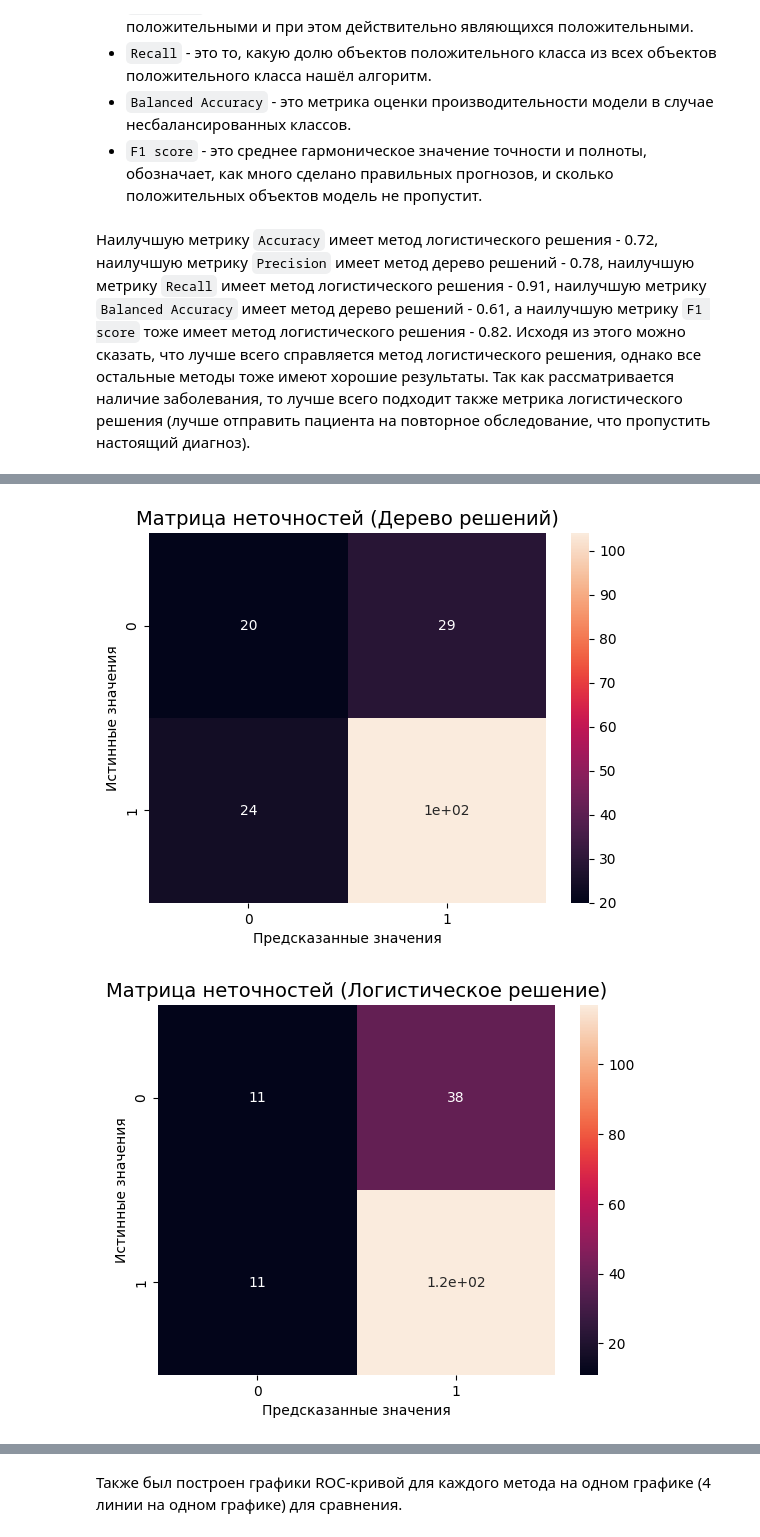
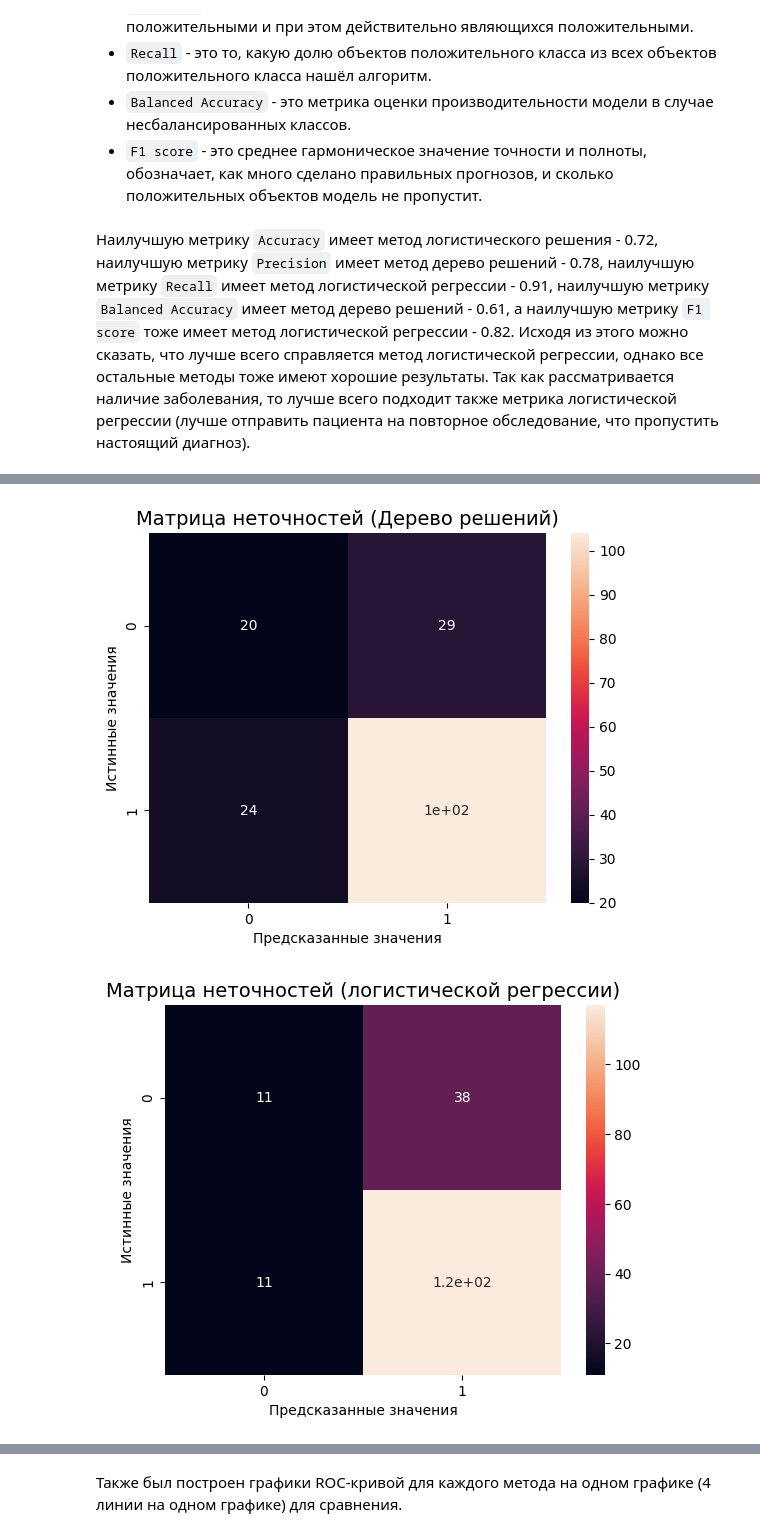
Before and after one commit to TanukiY/DataAnalysis, a Jupyter notebook: LR5/LR5_Nikolaev_Var2.ipynb, the cells around one changed output, grey strips where cells are left out. Saved outputs shown, nothing was run; the diff lists cells and outputs as text; code cells hidden in the pictures.

```diff
--- a/LR5/LR5_Nikolaev_Var2.ipynb
+++ b/LR5/LR5_Nikolaev_Var2.ipynb
@@ -252,28 +252,28 @@ F1 score: 0.8
 - `Balanced Accuracy` - это метрика оценки производительности модели в случае несбалансированных классов. <br>
 - `F1 score` - это среднее гармоническое значение точности и полноты, обозначает, как много сделано правильных прогнозов, и сколько положительных объектов модель не пропустит.
 # %% [markdown]
-Наилучшую метрику `Accuracy` имеет метод логистического решения - 0.72, наилучшую метрику `Precision` имеет метод дерево решений - 0.78, наилучшую метрику `Recall` имеет метод логистического решения - 0.91, наилучшую метрику `Balanced Accuracy` имеет метод дерево решений - 0.61, а наилучшую метрику `F1 score` тоже имеет метод логистического решения - 0.82. Исходя из этого можно сказать, что лучше всего справляется метод логистического решения, однако все остальные методы тоже имеют хорошие результаты. Так как рассматривается наличие заболевания, то лучше всего подходит также метрика логистического решения (лучше отправить пациента на повторное обследование, что пропустить настоящий диагноз).
+Наилучшую метрику `Accuracy` имеет метод логистического решения - 0.72, наилучшую метрику `Precision` имеет метод дерево решений - 0.78, наилучшую метрику `Recall` имеет метод логистической регрессии - 0.91, наилучшую метрику `Balanced Accuracy` имеет метод дерево решений - 0.61, а наилучшую метрику `F1 score` тоже имеет метод логистической регрессии - 0.82. Исходя из этого можно сказать, что лучше всего справляется метод логистической регрессии, однако все остальные методы тоже имеют хорошие результаты. Так как рассматривается наличие заболевания, то лучше всего подходит также метрика логистической регрессии (лучше отправить пациента на повторное обследование, что пропустить настоящий диагноз).
 # %%
 from sklearn.metrics import confusion_matrix
 import matplotlib.pyplot as plt
 import seaborn as sns
 
 def printMatrix(model, X_valid, y_valid, model_name):
     y_pred = model.predict(X_valid)
     cm = confusion_matrix(y_valid,y_pred)
     sns.heatmap(cm, annot=True)
     plt.title(f"Матрица неточностей ({model_name})", fontsize=14);
     plt.ylabel('Истинные значения')
     plt.xlabel('Предсказанные значения')
     plt.show()
 
 printMatrix(knс_model, X_valid, y_valid, "Метод k-ближайших соседей")
 printMatrix(dtc_model, X_valid, y_valid, "Дерево решений")
-printMatrix(lr_model, X_valid, y_valid, "Логистическое решение")
+printMatrix(lr_model, X_valid, y_valid, "логистической регрессии")
 printMatrix(rfc_model, X_valid, y_valid, "Случайный лес")
 # %% [output]
 [figure]
 [figure]
-[figure, old version]
+[figure, new version]
 [figure]
 # %% [markdown]
```
Also changed, not shown: parts of 7 cells of this notebook.
